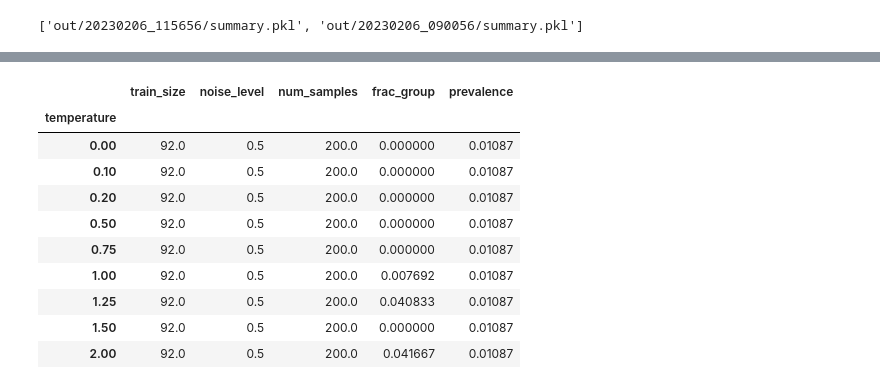
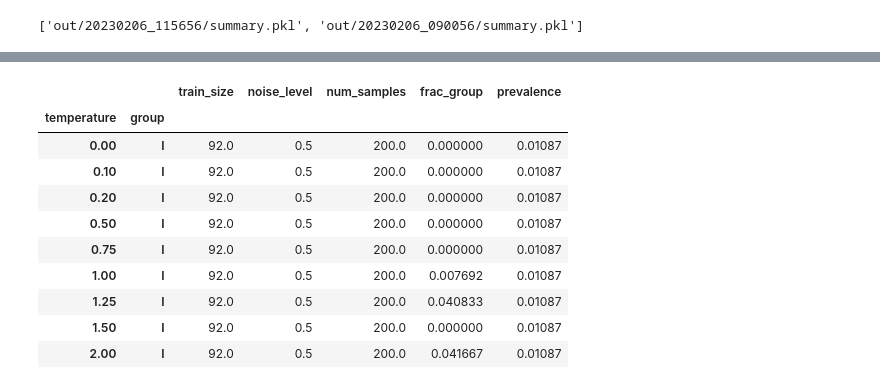
Before and after one commit to kjappelbaum/gptchem, a Jupyter notebook: experiments/10_functional_groups/plots_res.ipynb, the cells around one changed output, grey strips where cells are left out. Drawn from its saved outputs; the diff is of its cells as text; code cells hidden in the pictures.

```diff
--- a/experiments/10_functional_groups/plots_res.ipynb
+++ b/experiments/10_functional_groups/plots_res.ipynb
@@ -54,20 +37,21 @@ for res in all_res:
             'constrain_satisfaction': temp_res['constrain_satisfaction'],
             'constrain_satisfaction_novel': temp_res['constrain_satisfaction_novel'],
             'prevalence': get_prevalence(temp_res['train_smiles'], summary['group']),
+            'group': summary['group'],
         })
 # %%
 compiled = pd.DataFrame(compiled)
 # %%
-compiled.groupby(['temperature']).mean()
+compiled.groupby(['temperature', 'group']).mean()
 # %% [output]
-|  | train_size | noise_level | num_samples | frac_group | prevalence |
-| temperature |  |  |  |  |  |
-| 0.00 | 92.0 | 0.5 | 200.0 | 0.000000 | 0.01087 |
-| 0.10 | 92.0 | 0.5 | 200.0 | 0.000000 | 0.01087 |
-| 0.20 | 92.0 | 0.5 | 200.0 | 0.000000 | 0.01087 |
-| 0.50 | 92.0 | 0.5 | 200.0 | 0.000000 | 0.01087 |
-| 0.75 | 92.0 | 0.5 | 200.0 | 0.000000 | 0.01087 |
-| 1.00 | 92.0 | 0.5 | 200.0 | 0.007692 | 0.01087 |
-| 1.25 | 92.0 | 0.5 | 200.0 | 0.040833 | 0.01087 |
-| 1.50 | 92.0 | 0.5 | 200.0 | 0.000000 | 0.01087 |
-| 2.00 | 92.0 | 0.5 | 200.0 | 0.041667 | 0.01087 |
+|  |  | train_size | noise_level | num_samples | frac_group | prevalence |
+| temperature | group |  |  |  |  |  |
+| 0.00 | I | 92.0 | 0.5 | 200.0 | 0.000000 | 0.01087 |
+| 0.10 | I | 92.0 | 0.5 | 200.0 | 0.000000 | 0.01087 |
+| 0.20 | I | 92.0 | 0.5 | 200.0 | 0.000000 | 0.01087 |
+| 0.50 | I | 92.0 | 0.5 | 200.0 | 0.000000 | 0.01087 |
+| 0.75 | I | 92.0 | 0.5 | 200.0 | 0.000000 | 0.01087 |
+| 1.00 | I | 92.0 | 0.5 | 200.0 | 0.007692 | 0.01087 |
+| 1.25 | I | 92.0 | 0.5 | 200.0 | 0.040833 | 0.01087 |
+| 1.50 | I | 92.0 | 0.5 | 200.0 | 0.000000 | 0.01087 |
+| 2.00 | I | 92.0 | 0.5 | 200.0 | 0.041667 | 0.01087 |
```
Also changed, not shown: parts of 2 cells of this notebook, 27 other files.
